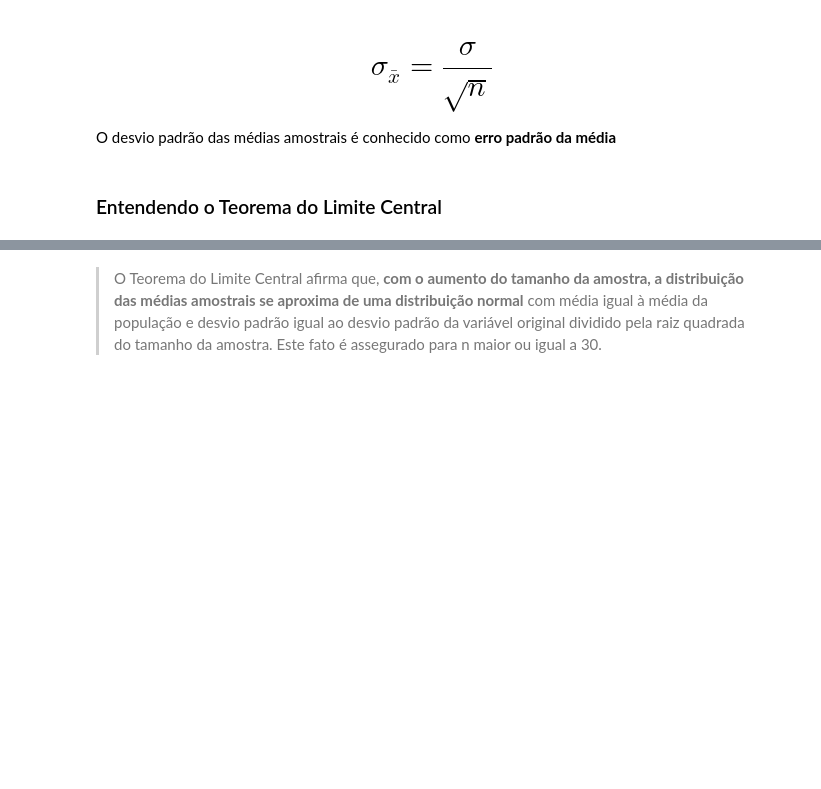
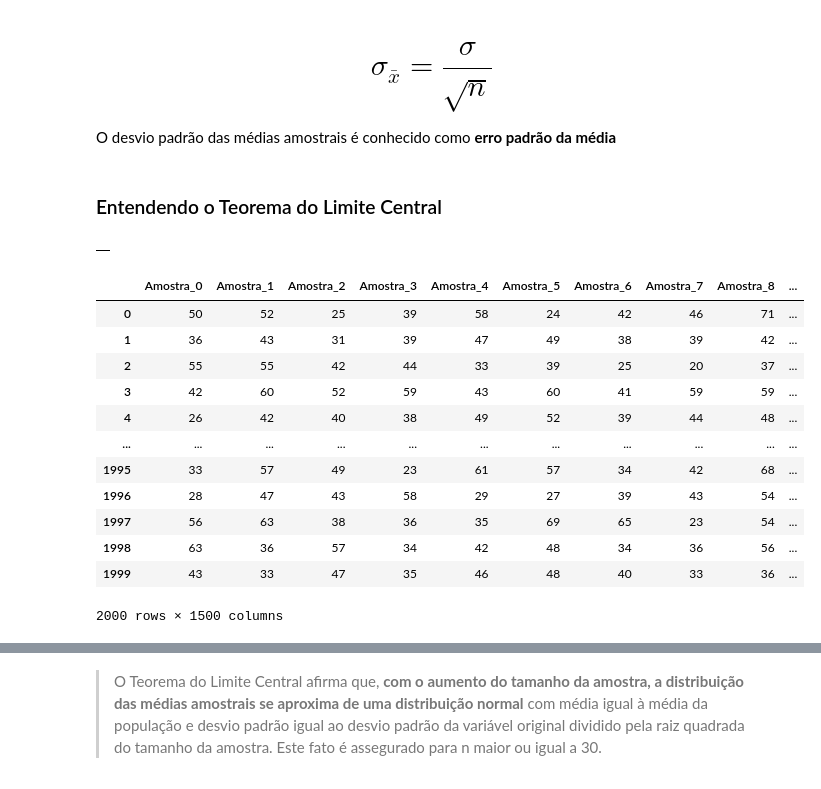
Before and after one commit to EdCarlosBicudo/formacao_data_science_alura, a Jupyter notebook: 4- Estatística com Python parte 2- Probabilidade e Amostragem/Curso_de_Estatística_Parte_2.ipynb, the cells around one changed output, grey strips where cells are left out. Drawn from its saved outputs; the diff is of its cells as text; code cells hidden in the pictures; blank space fills up the shorter version.

```diff
--- a/4- Estatística com Python parte 2- Probabilidade e Amostragem/Curso_de_Estatística_Parte_2.ipynb
+++ b/4- Estatística com Python parte 2- Probabilidade e Amostragem/Curso_de_Estatística_Parte_2.ipynb
@@ -789,0 +793,25 @@ O desvio padrão das médias amostrais é conhecido como **erro padrão da médi
+# %%
+amostras = pd.DataFrame()
+amostras
+# %% [output]
+|  |
+# %%
+for i in range(total_de_amostras):
+    _ = dados.Idade.sample(n)
+    _.index = range(0, len(_))
+    amostras['Amostra_' + str(i)] = _
+amostras
+# %% [output]
+|  | Amostra_0 | Amostra_1 | Amostra_2 | Amostra_3 | Amostra_4 | Amostra_5 | Amostra_6 | Amostra_7 | Amostra_8 | ... |
+| 0 | 50 | 52 | 25 | 39 | 58 | 24 | 42 | 46 | 71 | ... |
+| 1 | 36 | 43 | 31 | 39 | 47 | 49 | 38 | 39 | 42 | ... |
+| 2 | 55 | 55 | 42 | 44 | 33 | 39 | 25 | 20 | 37 | ... |
+| 3 | 42 | 60 | 52 | 59 | 43 | 60 | 41 | 59 | 59 | ... |
+| 4 | 26 | 42 | 40 | 38 | 49 | 52 | 39 | 44 | 48 | ... |
+| ... | ... | ... | ... | ... | ... | ... | ... | ... | ... | ... |
+| 1995 | 33 | 57 | 49 | 23 | 61 | 57 | 34 | 42 | 68 | ... |
+| 1996 | 28 | 47 | 43 | 58 | 29 | 27 | 39 | 43 | 54 | ... |
+| 1997 | 56 | 63 | 38 | 36 | 35 | 69 | 65 | 23 | 54 | ... |
+| 1998 | 63 | 36 | 57 | 34 | 42 | 48 | 34 | 36 | 56 | ... |
+| 1999 | 43 | 33 | 47 | 35 | 46 | 48 | 40 | 33 | 36 | ... |
+2000 rows × 1500 columns
```
Also changed, not shown: parts of 8 cells of this notebook.
